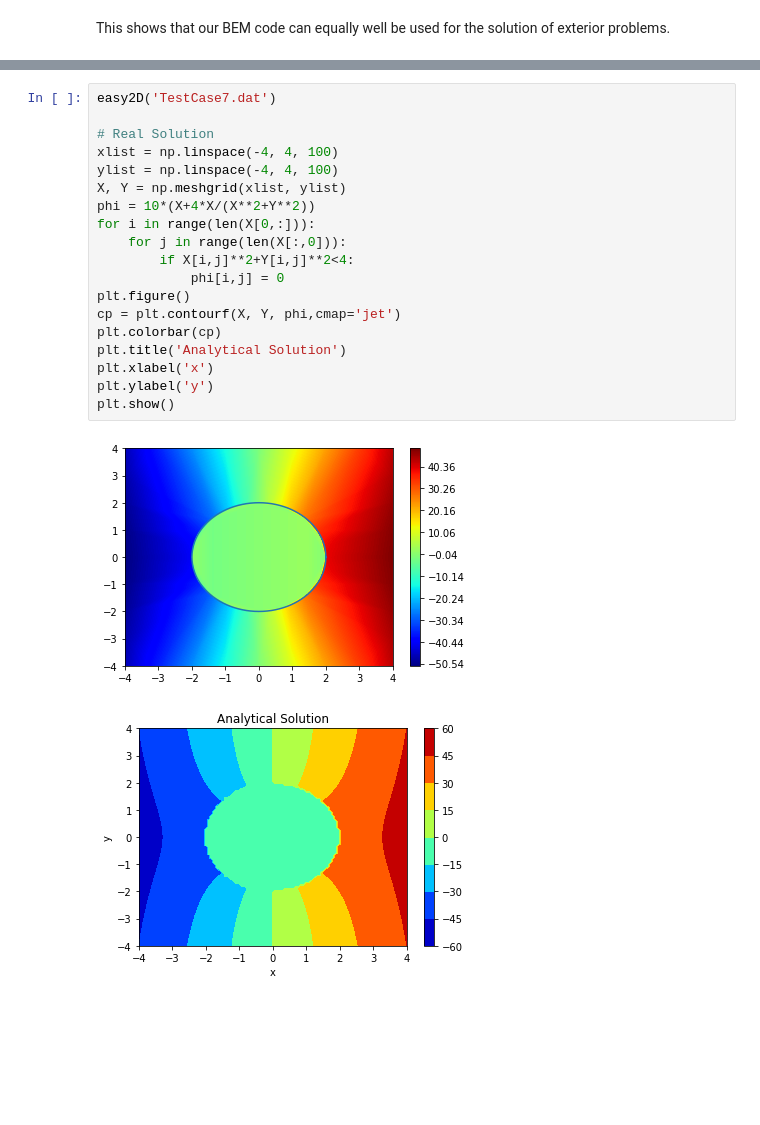
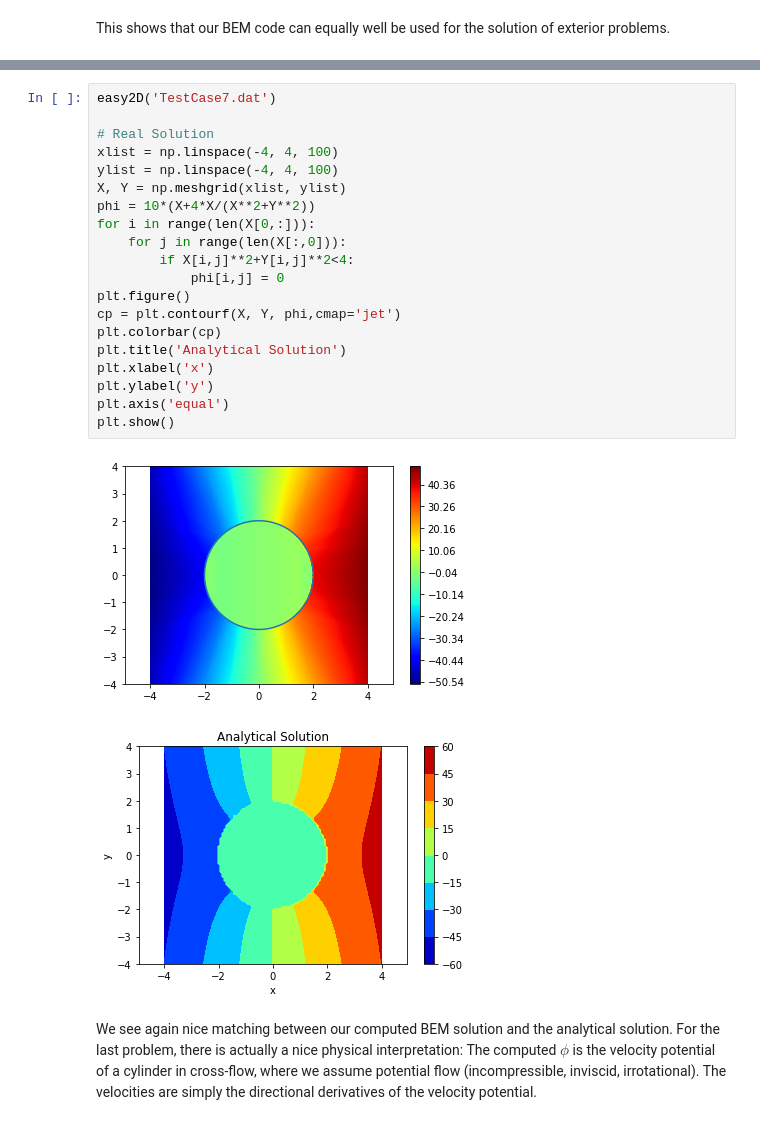
Before and after one commit to chris-barrow/Easy2D-Python, a Jupyter notebook: ME611 Final Report.ipynb, the cells around one changed output, grey strips where cells are left out. Drawn from its saved outputs; the diff is of its cells as text; blank space fills up the shorter version.

```diff
--- a/ME611 Final Report.ipynb
+++ b/ME611 Final Report.ipynb
@@ -431,22 +657,25 @@ easy2D('TestCase6.dat')
 # %%
 easy2D('TestCase7.dat')
 
 # Real Solution
 xlist = np.linspace(-4, 4, 100)
 ylist = np.linspace(-4, 4, 100)
 X, Y = np.meshgrid(xlist, ylist)
 phi = 10*(X+4*X/(X**2+Y**2))
 for i in range(len(X[0,:])):
     for j in range(len(X[:,0])):
         if X[i,j]**2+Y[i,j]**2<4:
             phi[i,j] = 0
 plt.figure()
 cp = plt.contourf(X, Y, phi,cmap='jet')
 plt.colorbar(cp)
 plt.title('Analytical Solution')
 plt.xlabel('x')
 plt.ylabel('y')
+plt.axis('equal')
 plt.show()
 # %% [output]
-[figure, old version]
+[figure, new version]
-[figure, old version]
+[figure, new version]
+# %% [markdown]
+We see again nice matching between our computed BEM solution and the analytical solution. For the last problem, there is actually a nice physical interpretation: The computed $\phi$ is the velocity potential of a cylinder in cross-flow, where we assume potential flow (incompressible, inviscid, irrotational). The velocities are simply the directional derivatives of the velocity potential.
```
Also changed, not shown: parts of 9 cells of this notebook, 4 other files.
